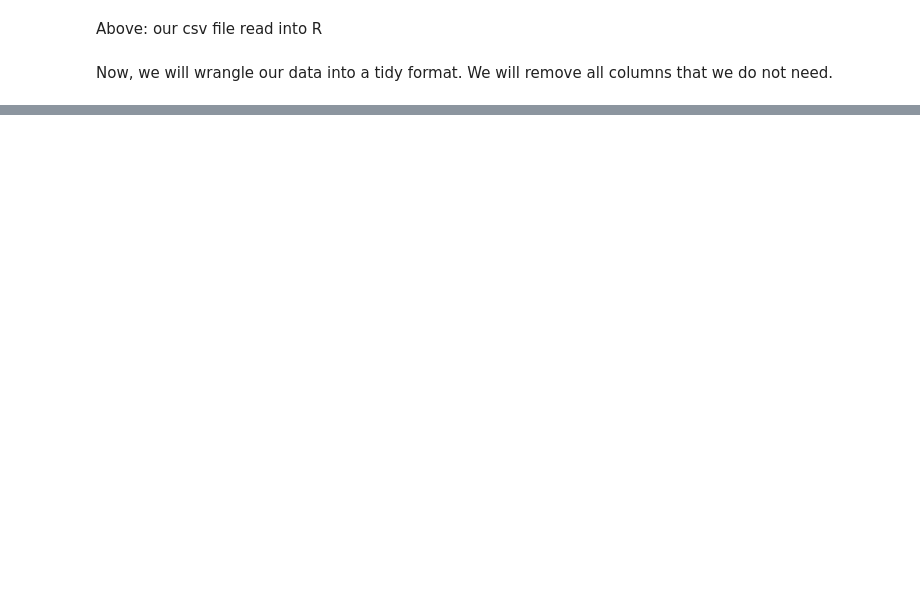
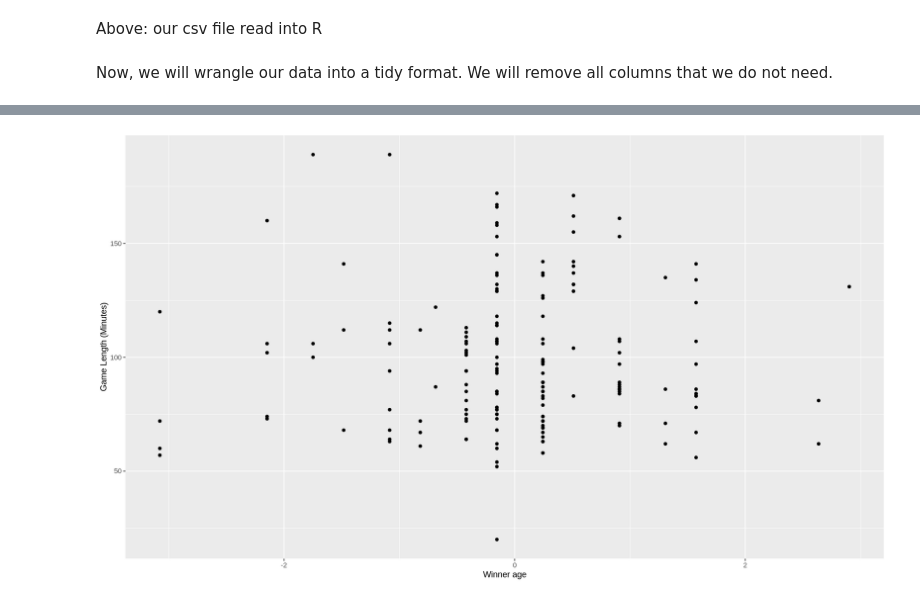
Before and after one commit to keelbeier/dsci100-group69, a Jupyter notebook: group_project_report.ipynb, the cells around one changed output, grey strips where cells are left out. Drawn from its saved outputs; the diff is of its cells as text; code cells hidden in the pictures; blank space fills up the shorter version.

```diff
--- a/group_project_report.ipynb
+++ b/group_project_report.ipynb
@@ -80,0 +96,10 @@ tennis_plot
+# %%
+options(repr.plot.width=14, repr.plot.height=8)
+scatter_plot <- tennis_data |>
+    ggplot(aes(x = winner_ht, y = minutes)) +
+    geom_point() +
+    labs(x = "Winner age",
+        y = "Game Length (Minutes)")
+scatter_plot
+# %% [output]
+[figure, added]
```
Also changed, not shown: parts of 7 cells of this notebook.
